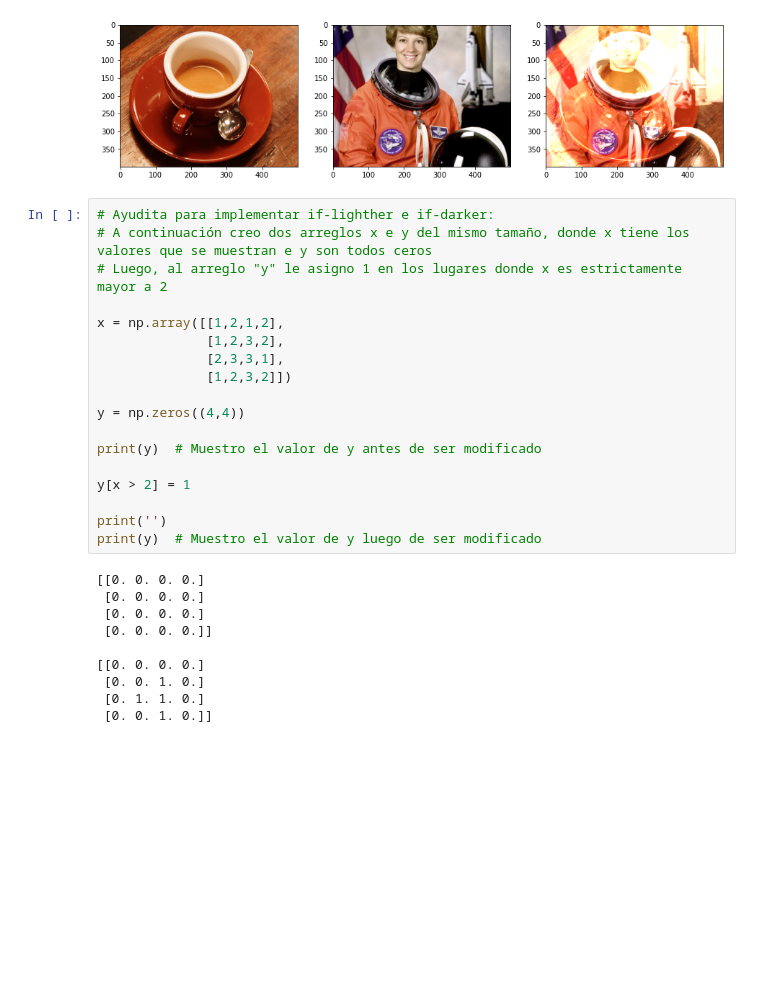
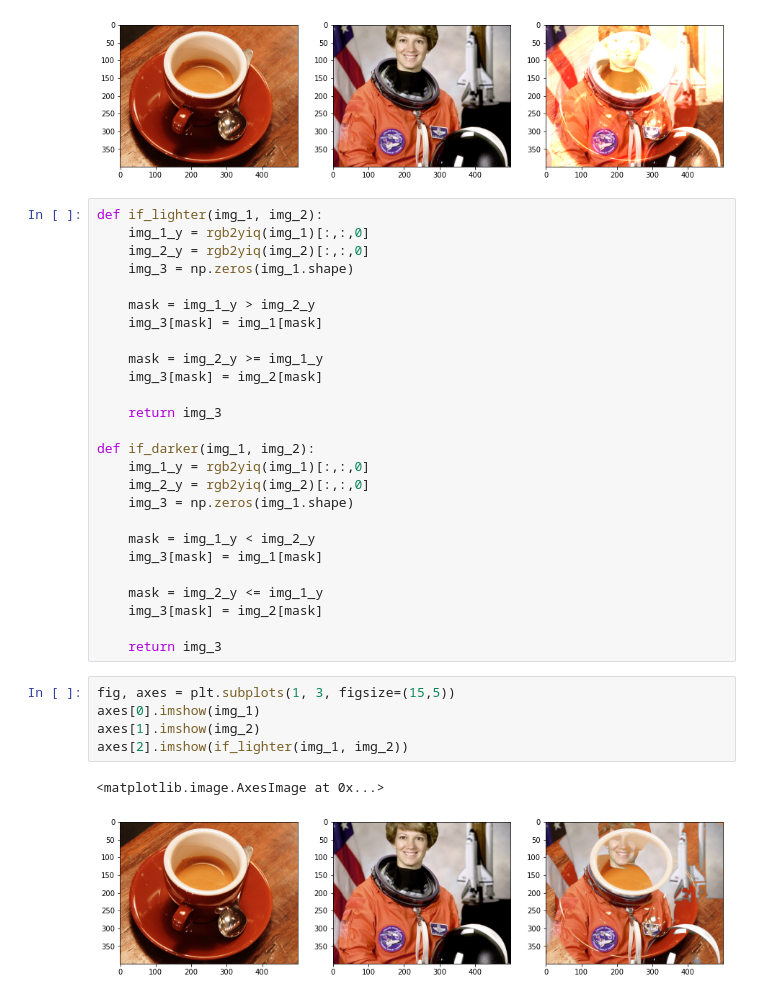
Before and after one commit to gastonvilches/PDI, a Jupyter notebook: practico_2.ipynb, the cells around one changed output. Cells and saved outputs as stored; diff of their text form; blank space fills up the shorter version.

Commit message:
TP4 subido y TP2 modificado

```diff
--- a/practico_2.ipynb
+++ b/practico_2.ipynb
@@ -48,31 +48,37 @@ axes[2].imshow(img_3)
 # %% [output]
 <matplotlib.image.AxesImage at 0x...>
 [figure]
-# %%
-# Ayudita para implementar if-lighther e if-darker:
-# A continuación creo dos arreglos x e y del mismo tamaño, donde x tiene los valores que se muestran e y son todos ceros
-# Luego, al arreglo "y" le asigno 1 en los lugares donde x es estrictamente mayor a 2
-
-x = np.array([[1,2,1,2],
-              [1,2,3,2],
-              [2,3,3,1],
-              [1,2,3,2]])
-
-y = np.zeros((4,4))
-
-print(y)  # Muestro el valor de y antes de ser modificado
-
-y[x > 2] = 1
-
-print('')
-print(y)  # Muestro el valor de y luego de ser modificado
-# %% [output]
-[[0. 0. 0. 0.]
- [0. 0. 0. 0.]
- [0. 0. 0. 0.]
- [0. 0. 0. 0.]]
-
-[[0. 0. 0. 0.]
- [0. 0. 1. 0.]
- [0. 1. 1. 0.]
- [0. 0. 1. 0.]]
+# %%
+def if_lighter(img_1, img_2):
+    img_1_y = rgb2yiq(img_1)[:,:,0]
+    img_2_y = rgb2yiq(img_2)[:,:,0]
+    img_3 = np.zeros(img_1.shape)
+
+    mask = img_1_y > img_2_y
+    img_3[mask] = img_1[mask]
+
+    mask = img_2_y >= img_1_y
+    img_3[mask] = img_2[mask]
+
+    return img_3
+
+def if_darker(img_1, img_2):
+    img_1_y = rgb2yiq(img_1)[:,:,0]
+    img_2_y = rgb2yiq(img_2)[:,:,0]
+    img_3 = np.zeros(img_1.shape)
+
+    mask = img_1_y < img_2_y
+    img_3[mask] = img_1[mask]
+
+    mask = img_2_y <= img_1_y
+    img_3[mask] = img_2[mask]
+
+    return img_3
+# %%
+fig, axes = plt.subplots(1, 3, figsize=(15,5))
+axes[0].imshow(img_1)
+axes[1].imshow(img_2)
+axes[2].imshow(if_lighter(img_1, img_2))
+# %% [output]
+<matplotlib.image.AxesImage at 0x...>
+[figure, added]
```
Also changed, not shown: parts of 3 cells of this notebook, 2 other files.
